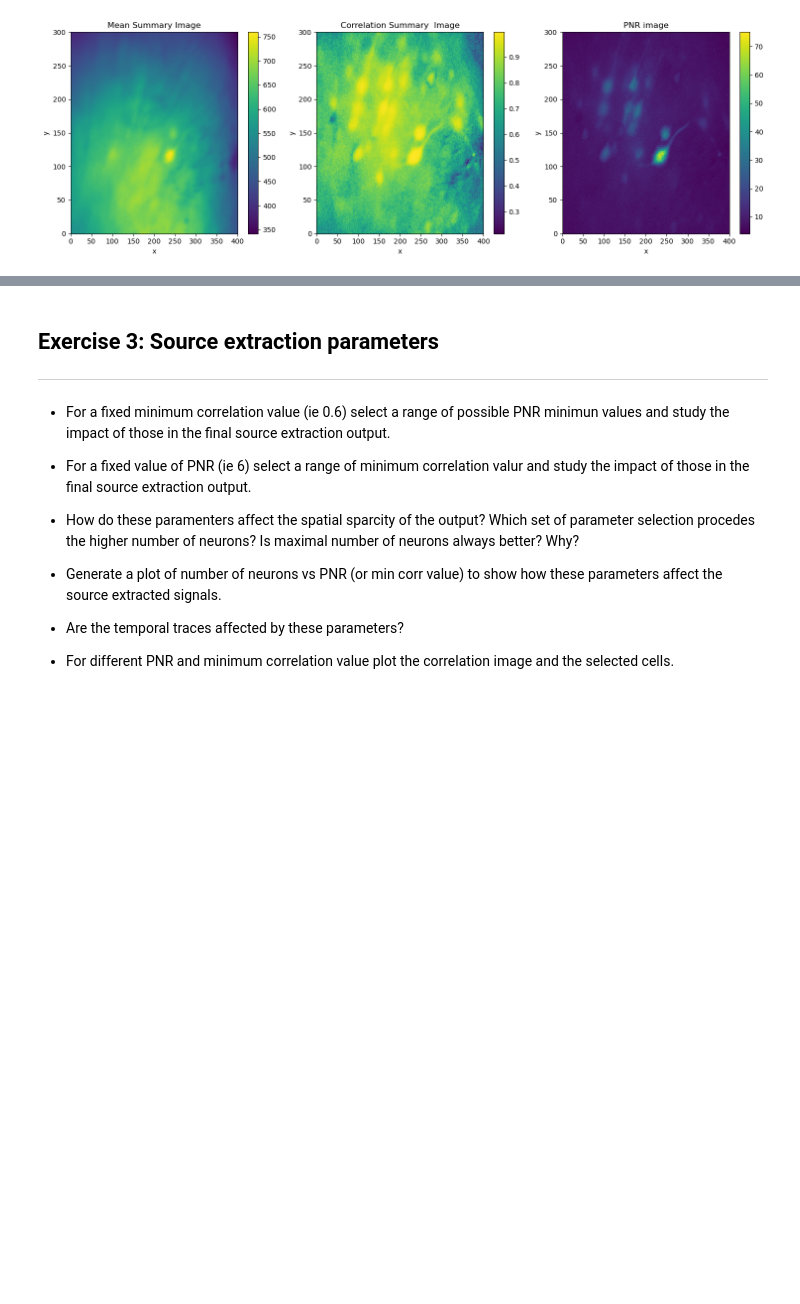
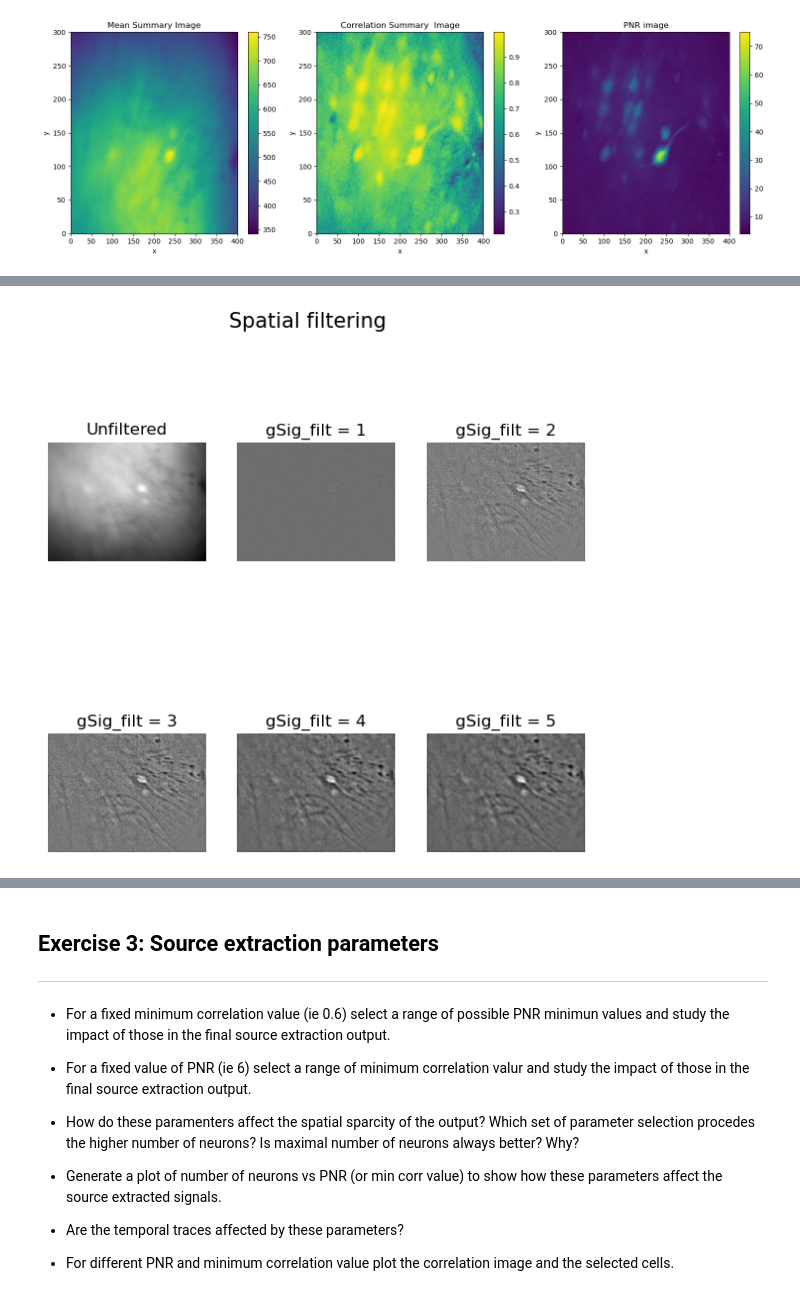
Before and after one commit to EvaMare/Neuro_Analysis, a Jupyter notebook: 1b-calcium_imaging/Module_1b_exercises.ipynb, the cells around one changed output, grey strips where cells are left out. Saved outputs shown, nothing was run; the diff lists cells and outputs as text; code cells hidden in the pictures; blank space fills up the shorter version.

```diff
--- a/1b-calcium_imaging/Module_1b_exercises.ipynb
+++ b/1b-calcium_imaging/Module_1b_exercises.ipynb
@@ -52,7 +50,7 @@ KeyboardInterrupt:
 # %%
 # set path to video of the full field of view
-input_tif_file_path_FOV = 'C:/Users/Beheerder/OneDrive/Documents/neural-data-master/02-calcium_imaging/calcium_video.tif'
-input_tif_file_path = 'C:/Users/Beheerder/OneDrive/Documents/neural-data-master/02-calcium_imaging/caiman_video_trial_0.tif'
+input_tif_file_path_FOV = 'C:/Users/Beheerder/OneDrive/Documents/Radboud Universiteit/Master/Neuro Analysis/neural-data-master/Neuro_Analysis_def/1b-calcium_imaging/calcium_video.tif'
+input_tif_file_path = 'C:/Users/Beheerder/OneDrive/Documents/Radboud Universiteit/Master/Neuro Analysis/neural-data-master/Neuro_Analysis_def/1b-calcium_imaging/caiman_video_trial_0.tif'
 # %%
 FOV = cm.load(input_tif_file_path_FOV) # load video with complete field of view (FOV)
 # %%
@@ -130,0 +139,7 @@ One parameter that impacts motion correction performance is the size of the spat
+# %%
+from auxiliary_functions import get_fig_gSig_filt_vals as get_fig_gSig_filt_vals
+
+get_fig_gSig_filt_vals(file_name=input_tif_file_path, gSig_filt_vals=[1,2,3,4,5],
+output_file='output_high_pass')
+# %% [output]
+[figure, added]
```
Also changed, not shown: parts of 11 cells of this notebook, 1 other file.
